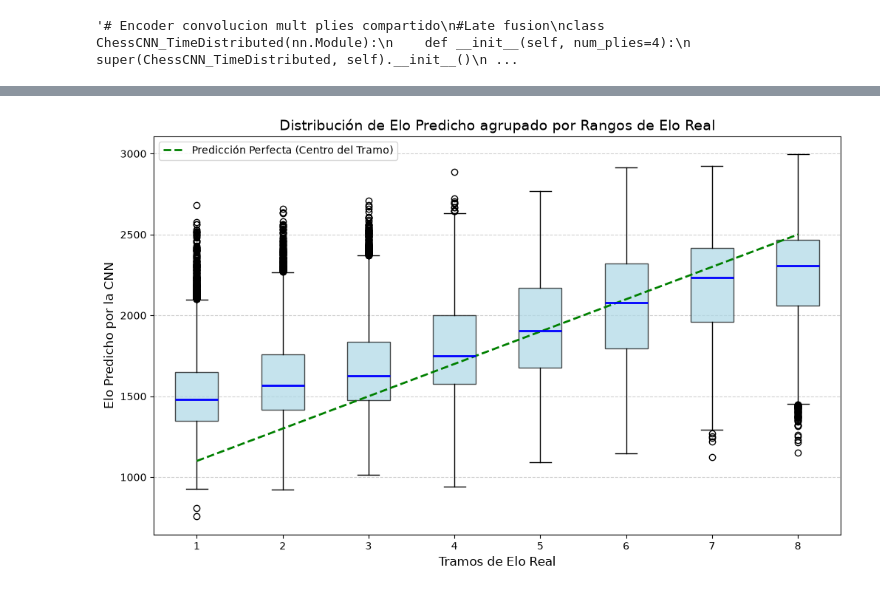
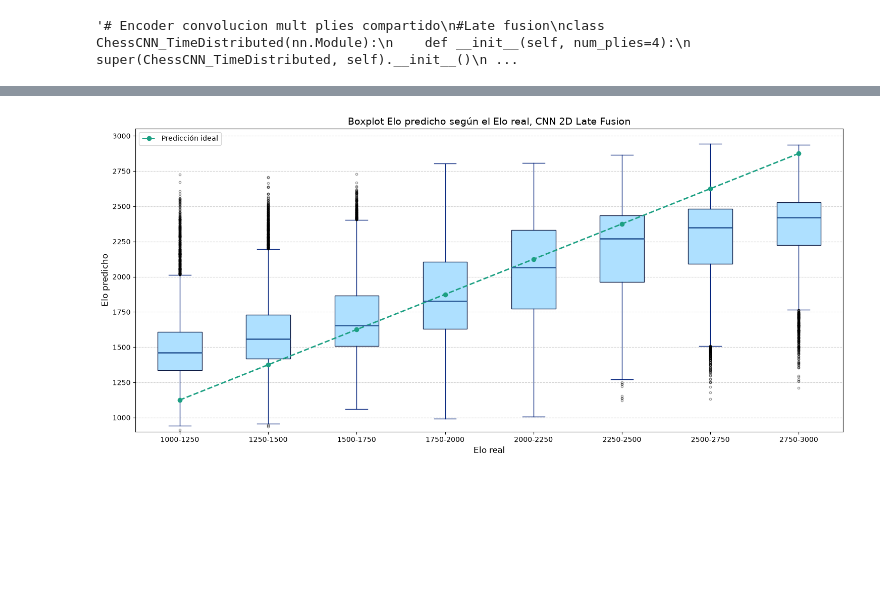
Before and after one commit to agustinlp5/tesis_chess, a Jupyter notebook: notebooks/convolutional.ipynb, the cells around one changed output, grey strips where cells are left out. Saved outputs shown, nothing was run; the diff lists cells and outputs as text; code cells hidden in the pictures; blank space fills up the shorter version.

Commit message:
Preparar para entrega

```diff
--- a/notebooks/convolutional.ipynb
+++ b/notebooks/convolutional.ipynb
@@ -369,6 +407,8 @@ if crit == "huber":
         criterio = nn.HuberLoss(delta=1)
 elif crit == "mse":
     criterio = nn.MSELoss()  # eleva los errores al cuadrado, lo que hace que tienda a predecir la media
+elif crit == "piece":
+    criterio = PiecewiseLoss(epsilon_elo=200.0,metodo=norm,factor_suavizado=0.1)
 # %%
 # --- BUCLE DE ENTRENAMIENTO ---
 epocas = 50
@@ -395,7 +435,7 @@ for epoca in range(epocas):
     modelo.eval()
     val_loss = 0.0
     with torch.no_grad():
-        for batch_X, batch_y in val_loader:
+        for batch_X, batch_y, _ in val_loader:
             batch_X, batch_y = batch_X.to(device), batch_y.to(device)
 
             predicciones = modelo(batch_X)
@@ -475,3 +517,17 @@ Calculando predicciones en el Test set...
+# %%
+# Tomar predicciones de uno de los archivos
+
+y_true_list = []
+y_pred_list = []
+
+with torch.no_grad():
+    for batch_X, batch_y, batch_idx in loader:
+        batch_X = batch_X.to(device)
+        y_true_list.extend(batch_y.numpy().flatten())
+
+y_true_real = desnormalizar_elo(np.array(y_true_list), norm)
+ruta_archivo = "../data/predict/conv_TEST_huber_standard_[15, 23, 31, 39, 47].npy"
+y_pred_real = np.load(ruta_archivo)
 # %%
 errores_absolutos = np.abs(y_true_real - y_pred_real)
 errores_cuadraticos = (y_true_real - y_pred_real) ** 2
@@ -520,49 +578,72 @@ plt.show()
 # %%
-bins = np.arange(1000, 2601, 200)
-etiquetas_tramos = [f"{bins[i]}-{bins[i+1]}" for i in range(len(bins)-1)]
+bins = np.arange(1000, 3001, 250)
+etiquetas_tramos = [
+    f"{bins[i]}-{bins[i+1]}"
+    for i in range(len(bins)-1)
+]
 
-# 2. Agrupar las predicciones en sus respectivas categorías
 predicciones_por_tramo = []
 medias_ideales = []
+etiquetas_validas = []
 
 for i in range(len(bins)-1):
     limite_inferior = bins[i]
     limite_superior = bins[i+1]
 
-    # Creamos una máscara para filtrar las partidas que caen en este tramo
-    mascara = (y_true_real >= limite_inferior) & (y_true_real < limite_superior)
+    mascara = (
+        (y_true_real >= limite_inferior) &
+        (y_true_real < limite_superior)
+    )
 
-    # Guardamos las predicciones del modelo para esos jugadores
     predicciones_filtradas = y_pred_real[mascara]
+
+    if len(predicciones_filtradas) == 0:
+        continue
+
     predicciones_por_tramo.append(predicciones_filtradas)
+    medias_ideales.append(
+        (limite_inferior + limite_superior) / 2
+    )
+    etiquetas_validas.append(etiquetas_tramos[i])
 
-    # Guardamos el centro del tramo para dibujar la línea de "Perfección"
-    medias_ideales.append((limite_inferior + limite_superior) / 2)
 
-# 3. Dibujar el Box Plot
-plt.figure(figsize=(12, 7))
+plt.figure(figsize=(15, 7))
 
-# patch_artist=True permite colorear las cajas
-bp = plt.boxplot(predicciones_por_tramo, patch_artist=True)
+plt.boxplot(
+    predicciones_por_tramo,
+    tick_labels=etiquetas_validas,
+    patch_artist=True,
+    boxprops=dict(facecolor="#AEE0FF", color="#0E1C44"),
+    medianprops=dict(color="#34649F", linewidth=2),
+    whiskerprops=dict(color="#01217B"),
+    capprops=dict(color="#01217B"),
+    flierprops=dict(marker='o', markersize=3, alpha=0.4)
+)
 
-# Darle formato a los colores para que se vea académico
-for box in bp['boxes']:
-    box.set_facecolor('lightblue')
-    box.set_alpha(0.7)
-for median in bp['medians']:
-    median.set(color='blue', linewidth=2) # La línea roja es la mediana de tu modelo
+x_pos = np.arange(1, len(etiquetas_validas) + 1)
 
-# 4. Añadir la "Línea Ideal"
-# Si el modelo adivinara perfecto, las cajas estarían centradas en esta línea verde
-x_pos = np.arange(1, len(etiquetas_tramos) + 1)
-plt.plot(x_pos, medias_ideales, color='green', linestyle='--', linewidth=2, label='Predicción Perfecta (Centro del Tramo)')
+plt.plot(
+    x_pos,
+    medias_ideales,
+    color="#1CA083",
+    linestyle='--',
+    linewidth=2,
+    marker='o',
+    label='Predicción ideal'
+)
 
-plt.title('Distribución de Elo Predicho agrupado por Rangos de Elo Real', fontsize=14)
-plt.xlabel('Tramos de Elo Real', fontsize=12)
-plt.ylabel('Elo Predicho por la CNN', fontsize=12)
+plt.title(
+    'Boxplot Elo predicho según el Elo real, CNN 2D Late Fusion',
+    fontsize=14
+)
+
+plt.xlabel('Elo real', fontsize=12)
+plt.ylabel('Elo predicho', fontsize=12)
+plt.ylim(900, 3050)
 plt.grid(True, axis='y', linestyle='--', alpha=0.6)
 plt.legend()
+plt.tight_layout()
 
 plt.show()
 # %% [output]
-[figure, old version]
+[figure, new version]
```
Also changed, not shown: parts of 11 cells of this notebook, 8 other files.
